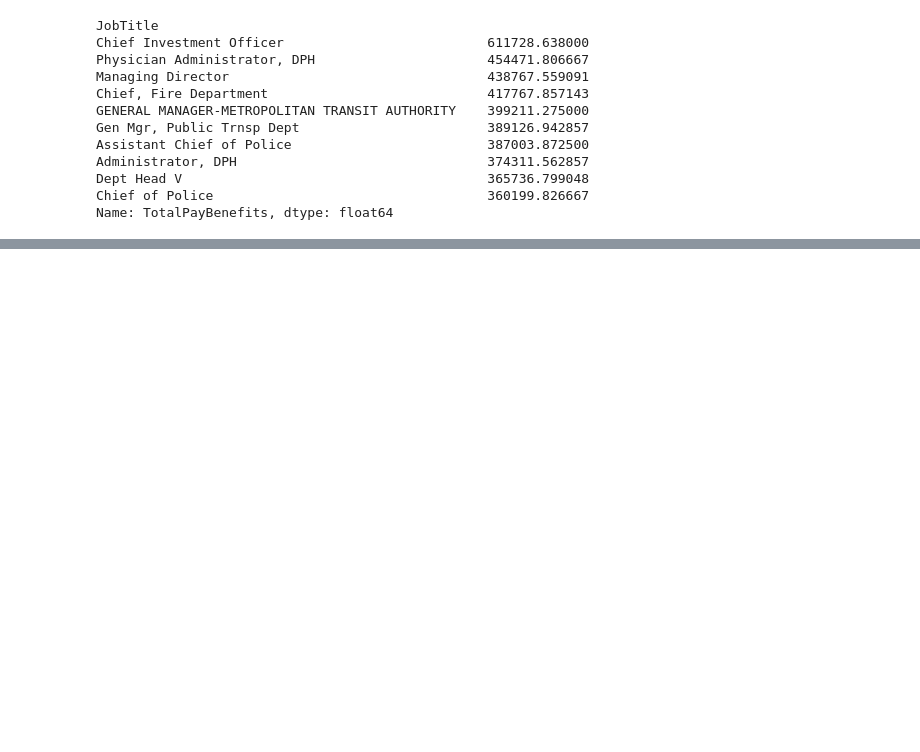
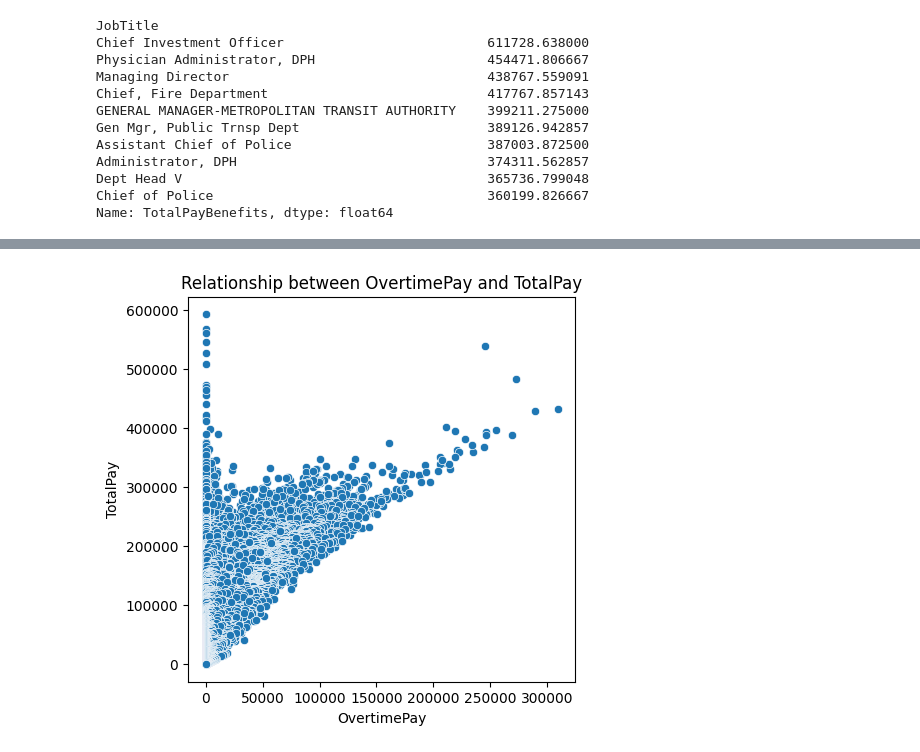
Before and after one commit to abhinavpy3/DATA-ANALYSIS----SSFE, a Jupyter notebook: SSFE.ipynb, the cells around one changed output, grey strips where cells are left out. Cells and saved outputs as stored; diff of their text form; code cells hidden in the pictures; blank space fills up the shorter version.

```diff
--- a/SSFE.ipynb
+++ b/SSFE.ipynb
@@ -243,0 +266,10 @@ Name: TotalPayBenefits, dtype: float64
+# %%
+# Scatter plot to show relationship between OvertimePay and TotalPay
+plt.figure(figsize=(5,5))
+sns.scatterplot(data=dt, x='OvertimePay', y='TotalPay')
+plt.title('Relationship between OvertimePay and TotalPay')
+plt.xlabel('OvertimePay')
+plt.ylabel('TotalPay')
+plt.show()
+# %% [output]
+[figure, added]
```
Also changed, not shown: parts of 7 cells of this notebook.
